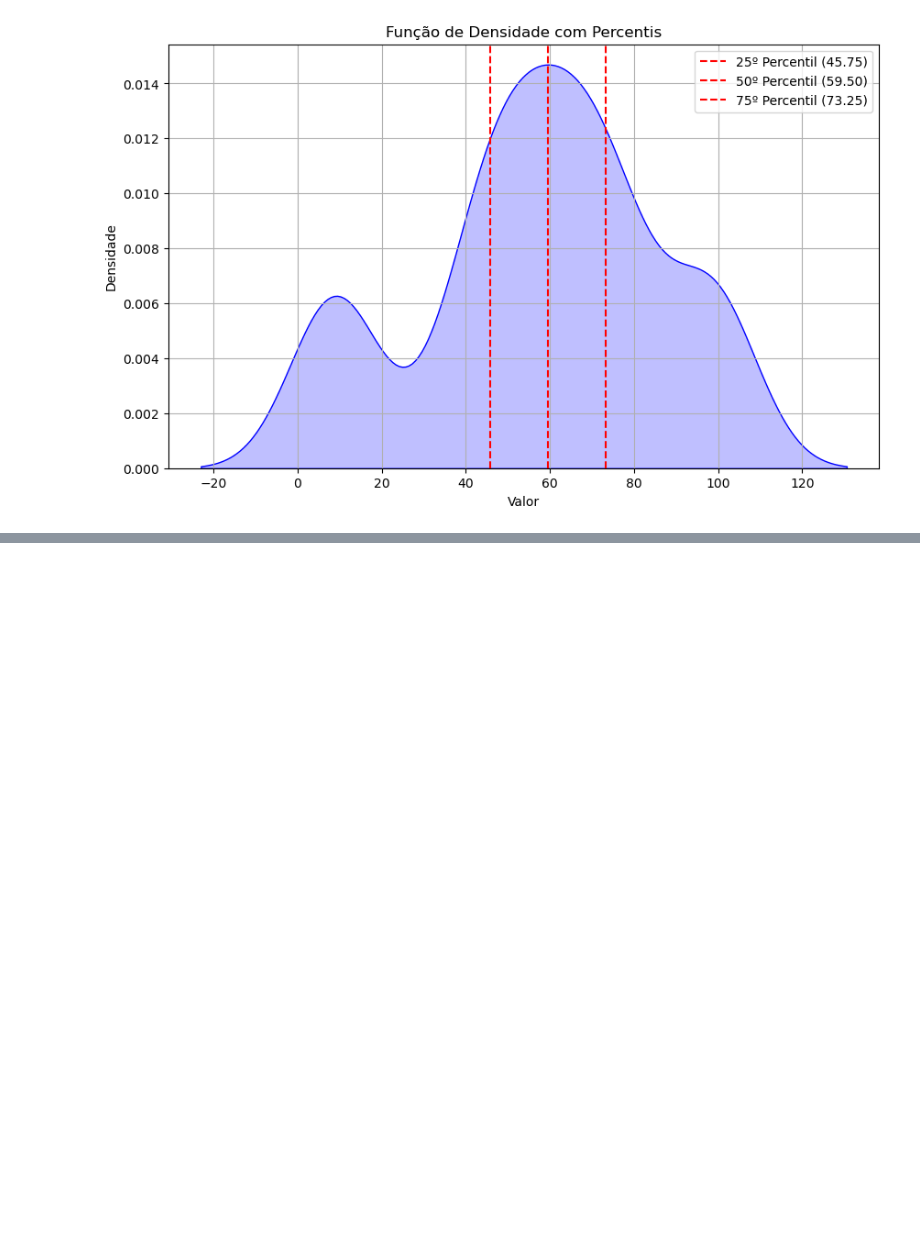
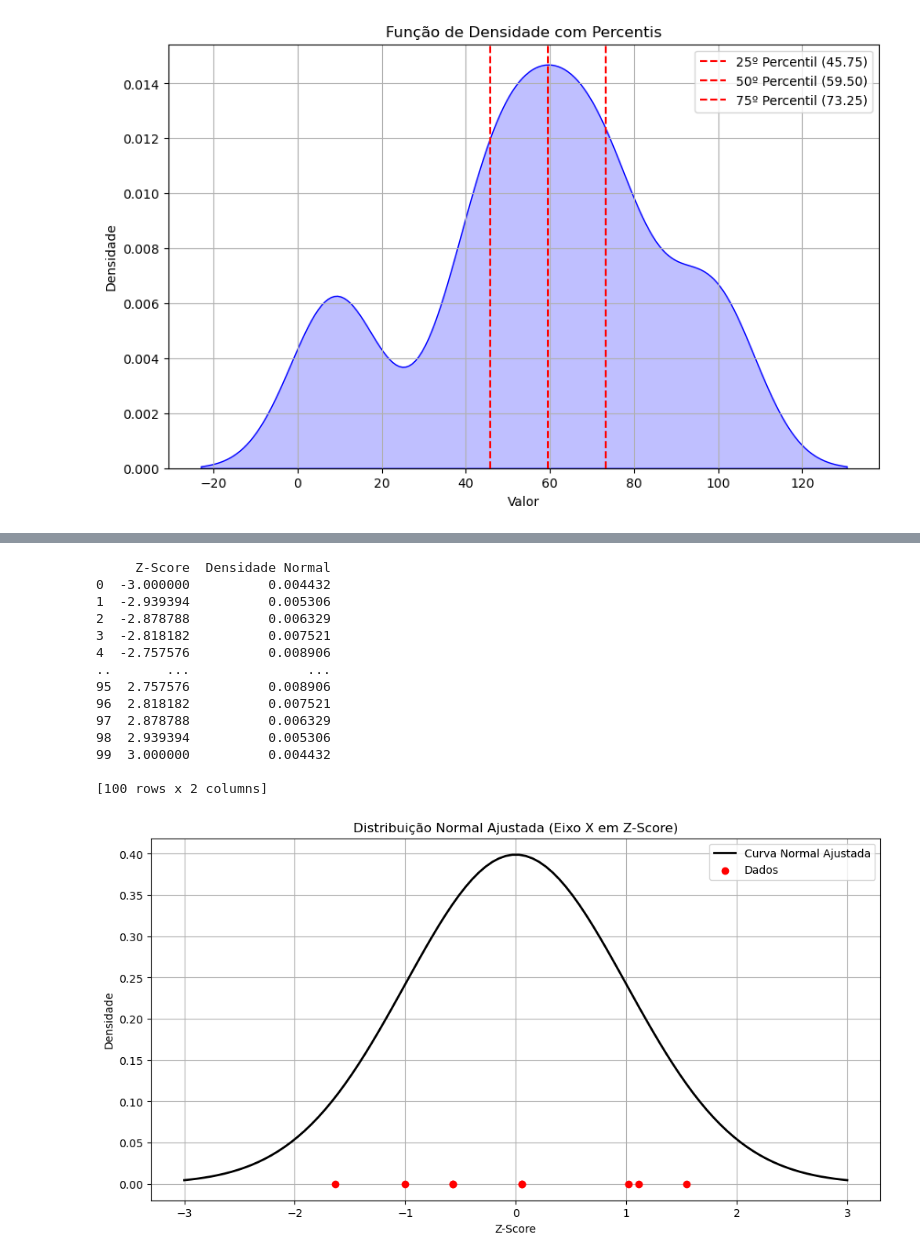
Before and after one commit to tiagomartins03/Data-Science, a Jupyter notebook: 4_DistribuicaoDeDados/main.ipynb, the cells around one changed output, grey strips where cells are left out. Saved outputs shown, nothing was run; the diff lists cells and outputs as text; code cells hidden in the pictures; blank space fills up the shorter version.

```diff
--- a/4_DistribuicaoDeDados/main.ipynb
+++ b/4_DistribuicaoDeDados/main.ipynb
@@ -424,0 +535,65 @@ plt.show()
+# %%
+import pandas as pd
+import numpy as np
+import matplotlib.pyplot as plt
+from scipy import stats
+
+# Dados
+dados = np.array([43, 56, 78, 43, 34, 21, 56, 76, 87])
+
+# Calcular média (μ) e desvio padrão (σ)
+mu = np.mean(dados)
+sigma = np.std(dados)
+
+# Calcular o z-score dos dados
+z_scores_dados = (dados - mu) / sigma
+
+# Gerar valores para o eixo X no espaço z
+x = np.linspace(-3, 3, 100)  # z-scores típicos são dentro de -3 a 3
+
+# Calcular a densidade normal para cada valor de z
+densidade = (1 / (np.sqrt(2 * np.pi))) * np.exp(-0.5 * x**2)
+
+# Criar um DataFrame para armazenar os resultados
+resultados = pd.DataFrame({
+    'Z-Score': x,
+    'Densidade Normal': densidade
+})
+
+# Exibir a tabela
+print(resultados)
+
+# Plotar o gráfico
+plt.figure(figsize=(12, 6))
+
+# Plotar a curva de densidade normal
+plt.plot(x, densidade, 'k-', linewidth=2, label='Curva Normal Ajustada')
+
+# Plotar os dados como pontos
+plt.scatter(z_scores_dados, np.zeros_like(z_scores_dados), color='red', zorder=5, label='Dados')
+
+# Adicionar título e rótulos
+plt.title('Distribuição Normal Ajustada (Eixo X em Z-Score)')
+plt.xlabel('Z-Score')
+plt.ylabel('Densidade')
+plt.legend()
+plt.grid(True)
+
+# Mostrar o gráfico
+plt.show()
+# %% [output]
+     Z-Score  Densidade Normal
+0  -3.000000          0.004432
+1  -2.939394          0.005306
+2  -2.878788          0.006329
+3  -2.818182          0.007521
+4  -2.757576          0.008906
+..       ...               ...
+95  2.757576          0.008906
+96  2.818182          0.007521
+97  2.878788          0.006329
+98  2.939394          0.005306
+99  3.000000          0.004432
+
+[100 rows x 2 columns]
+[figure, added]
```
Also changed, not shown: parts of 2 cells of this notebook.
